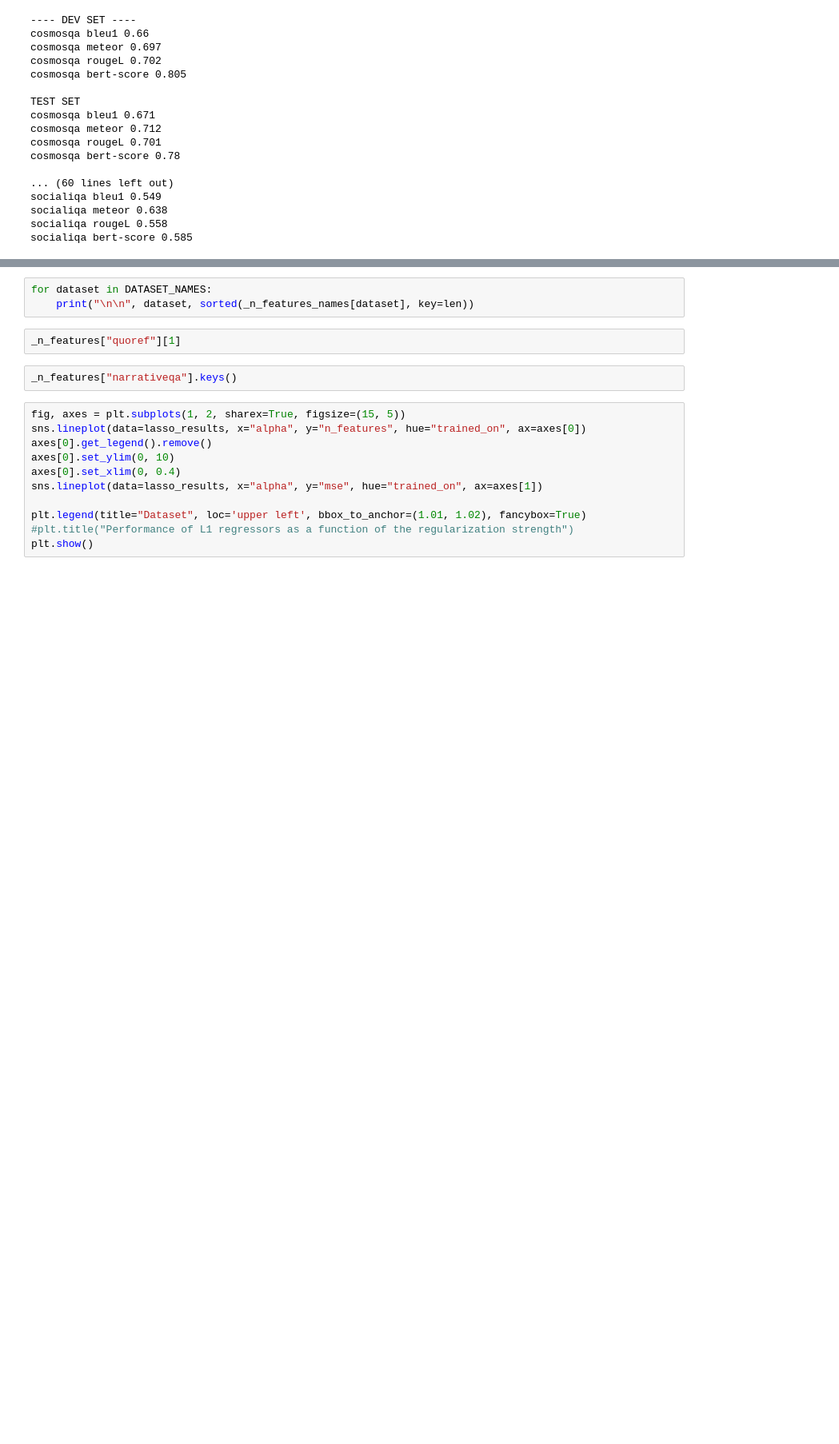
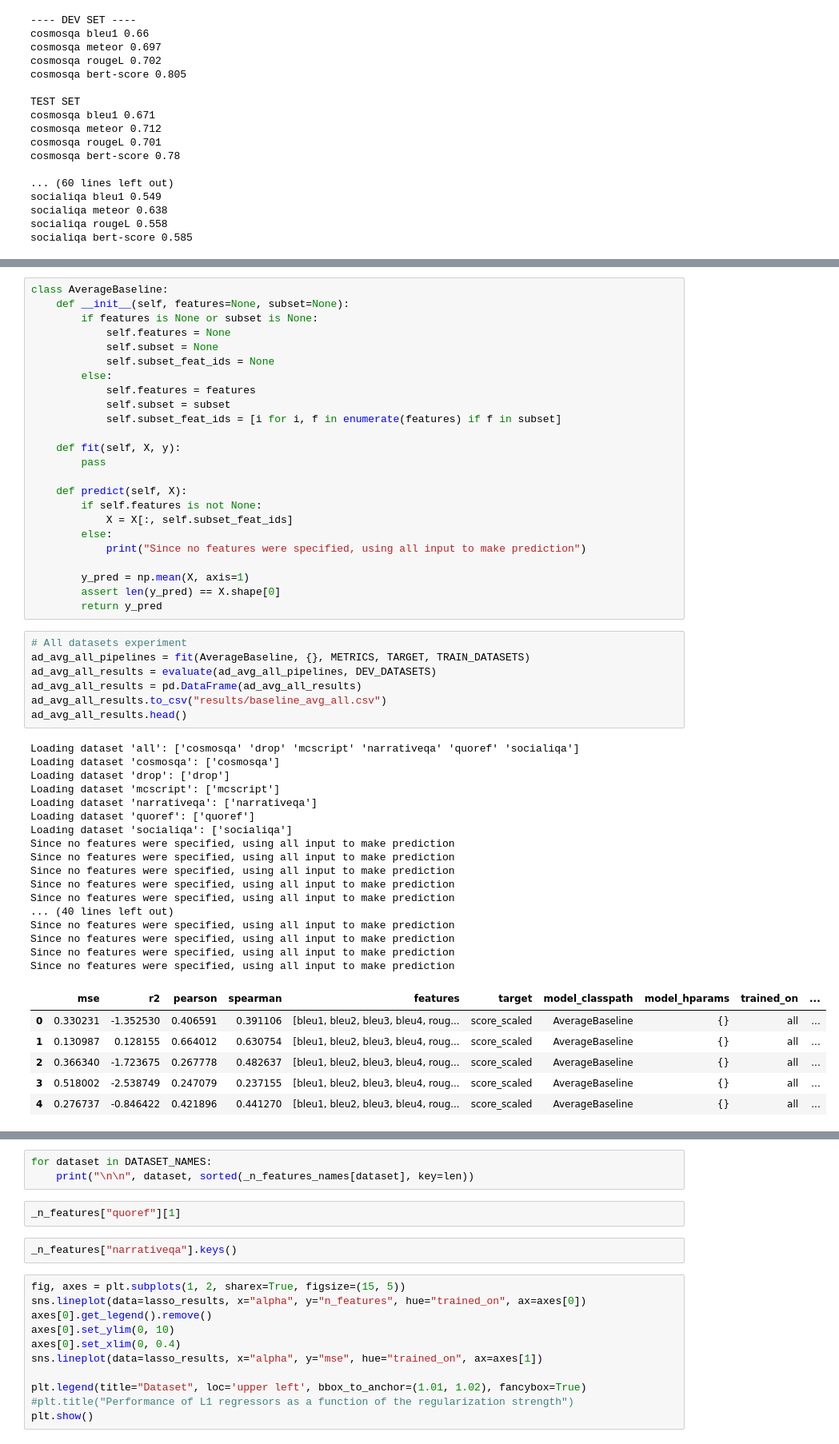
Before and after one commit to pdasigi/eqqa, a Jupyter notebook: lr_experiments/Baselines.ipynb, the cells around one changed output, grey strips where cells are left out. Shown at 80% size. Saved outputs shown, nothing was run; the diff lists cells and outputs as text; blank space fills up the shorter version.

```diff
--- a/lr_experiments/Baselines.ipynb
+++ b/lr_experiments/Baselines.ipynb
@@ -535,0 +291,55 @@ from sklearn.ensemble import RandomForestRegressor
+# %%
+class AverageBaseline:
+    def __init__(self, features=None, subset=None):
+        if features is None or subset is None:
+            self.features = None
+            self.subset = None
+            self.subset_feat_ids = None
+        else:
+            self.features = features
+            self.subset = subset
+            self.subset_feat_ids = [i for i, f in enumerate(features) if f in subset]
+
+    def fit(self, X, y):
+        pass
+
+    def predict(self, X):
+        if self.features is not None:
+            X = X[:, self.subset_feat_ids]
+        else:
+            print("Since no features were specified, using all input to make prediction")
+
+        y_pred = np.mean(X, axis=1)
+        assert len(y_pred) == X.shape[0]
+        return y_pred
+# %%
+# All datasets experiment
+ad_avg_all_pipelines = fit(AverageBaseline, {}, METRICS, TARGET, TRAIN_DATASETS)
+ad_avg_all_results = evaluate(ad_avg_all_pipelines, DEV_DATASETS)
+ad_avg_all_results = pd.DataFrame(ad_avg_all_results)
+ad_avg_all_results.to_csv("results/baseline_avg_all.csv")
+ad_avg_all_results.head()
+# %% [output]
+Loading dataset 'all': ['cosmosqa' 'drop' 'mcscript' 'narrativeqa' 'quoref' 'socialiqa']
+Loading dataset 'cosmosqa': ['cosmosqa']
+Loading dataset 'drop': ['drop']
+Loading dataset 'mcscript': ['mcscript']
+Loading dataset 'narrativeqa': ['narrativeqa']
+Loading dataset 'quoref': ['quoref']
+Loading dataset 'socialiqa': ['socialiqa']
+Since no features were specified, using all input to make prediction
+Since no features were specified, using all input to make prediction
+Since no features were specified, using all input to make prediction
+Since no features were specified, using all input to make prediction
+Since no features were specified, using all input to make prediction
+... (40 lines left out)
+Since no features were specified, using all input to make prediction
+Since no features were specified, using all input to make prediction
+Since no features were specified, using all input to make prediction
+Since no features were specified, using all input to make prediction
+|  | mse | r2 | pearson | spearman | features | target | model_classpath | model_hparams | trained_on | ... |
+| 0 | 0.330231 | -1.352530 | 0.406591 | 0.391106 | [bleu1, bleu2, bleu3, bleu4, roug... | score_scaled | AverageBaseline | {} | all | ... |
+| 1 | 0.130987 | 0.128155 | 0.664012 | 0.630754 | [bleu1, bleu2, bleu3, bleu4, roug... | score_scaled | AverageBaseline | {} | all | ... |
+| 2 | 0.366340 | -1.723675 | 0.267778 | 0.482637 | [bleu1, bleu2, bleu3, bleu4, roug... | score_scaled | AverageBaseline | {} | all | ... |
+| 3 | 0.518002 | -2.538749 | 0.247079 | 0.237155 | [bleu1, bleu2, bleu3, bleu4, roug... | score_scaled | AverageBaseline | {} | all | ... |
+| 4 | 0.276737 | -0.846422 | 0.421896 | 0.441270 | [bleu1, bleu2, bleu3, bleu4, roug... | score_scaled | AverageBaseline | {} | all | ... |
```
Also changed, not shown: parts of 54 cells of this notebook, 9 other files.
